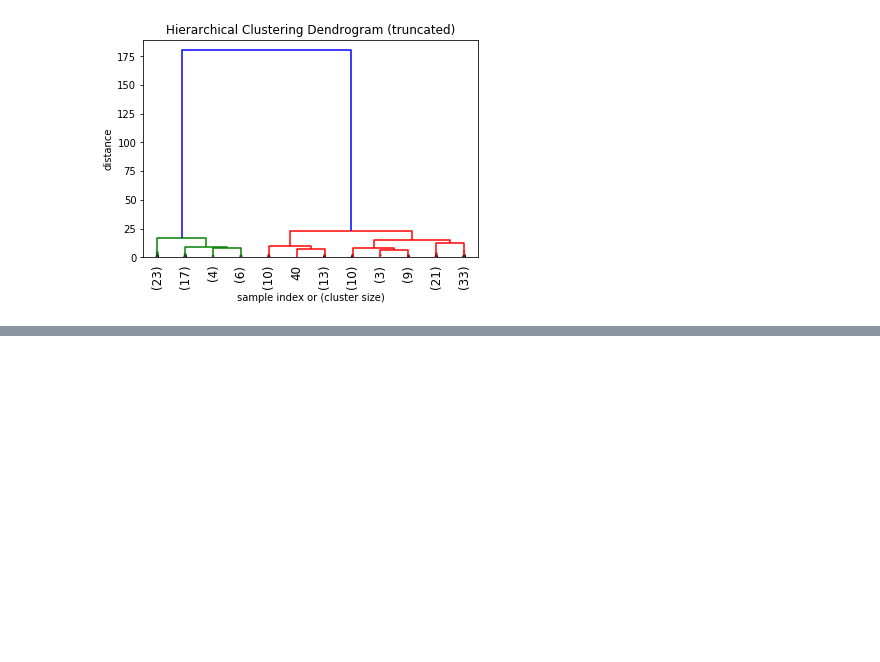
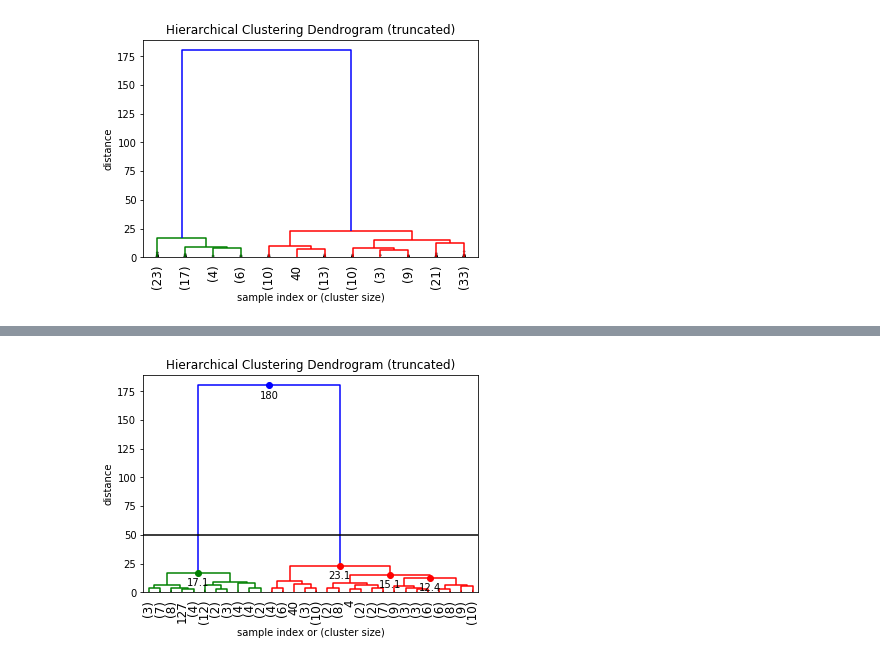
Before and after one commit to vaibhavsingal/INSOFE_Lab, a Jupyter notebook: Hierarchial_Clustering.ipynb, the cells around one changed output, grey strips where cells are left out. Saved outputs shown, nothing was run; the diff lists cells and outputs as text; code cells hidden in the pictures; blank space fills up the shorter version.

```diff
--- a/Hierarchial_Clustering.ipynb
+++ b/Hierarchial_Clustering.ipynb
@@ -209,0 +253,19 @@ plt.show()
+# %%
+# set cut-off to 50
+max_d = 50  # max_d as in max_distance
+# %%
+#Let's visualize this in the dendrogram as a cut-off line:
+
+fancy_dendrogram(
+    Z,
+    truncate_mode='lastp',
+    p=30,
+    leaf_rotation=90.,
+    leaf_font_size=12.,
+    show_contracted=True,
+    annotate_above=10,
+    max_d=max_d,  # plot a horizontal cut-off line
+)
+plt.show()
+# %% [output]
+[figure, added]
```
Also changed, not shown: parts of 31 cells of this notebook, 1 other file.
